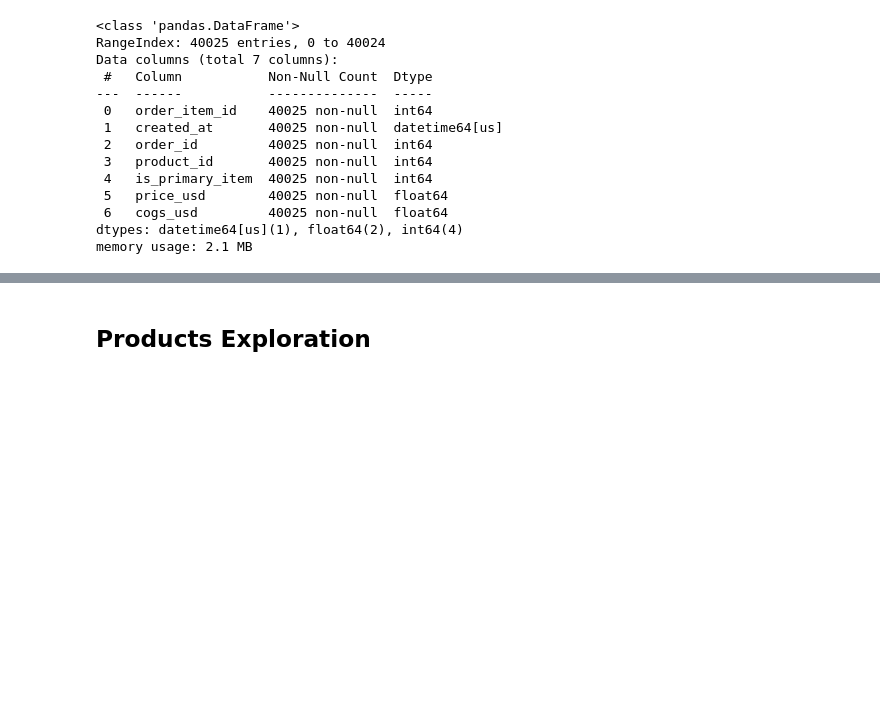
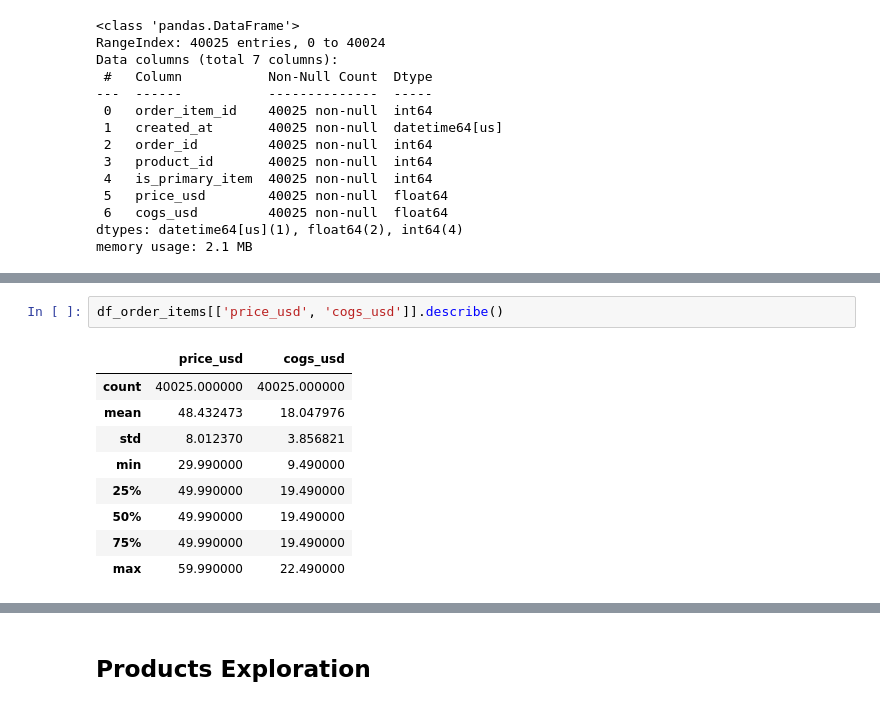
Before and after one commit to danielphilip12/ToyStoreEcommerce, a Jupyter notebook: notebook/01-eda.ipynb, the cells around one changed output, grey strips where cells are left out. Drawn from its saved outputs; the diff is of its cells as text; blank space fills up the shorter version.

```diff
--- a/notebook/01-eda.ipynb
+++ b/notebook/01-eda.ipynb
@@ -263,0 +312,12 @@ memory usage: 2.1 MB
+# %%
+df_order_items[['price_usd', 'cogs_usd']].describe()
+# %% [output]
+|  | price_usd | cogs_usd |
+| count | 40025.000000 | 40025.000000 |
+| mean | 48.432473 | 18.047976 |
+| std | 8.012370 | 3.856821 |
+| min | 29.990000 | 9.490000 |
+| 25% | 49.990000 | 19.490000 |
+| 50% | 49.990000 | 19.490000 |
+| 75% | 49.990000 | 19.490000 |
+| max | 59.990000 | 22.490000 |
```
Also changed, not shown: parts of 18 cells of this notebook.
